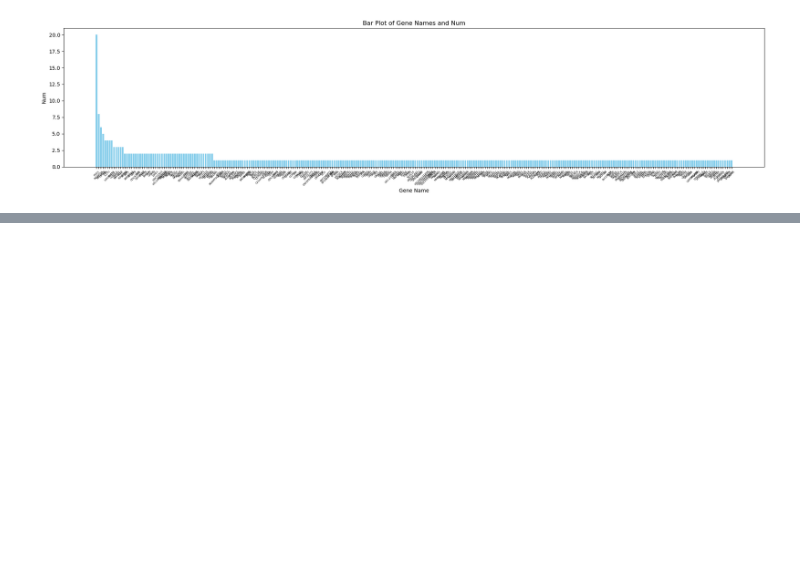
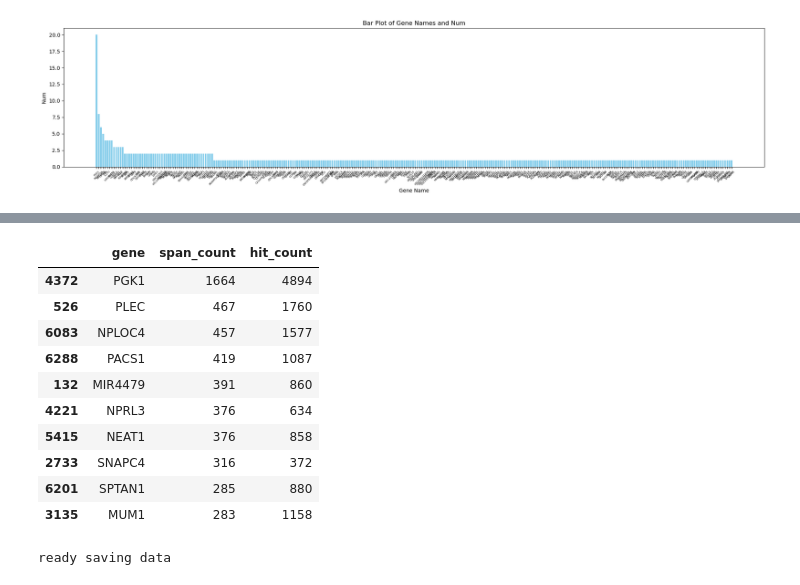
Before and after one commit to bciezah1/HIV_Insertion_Test, a Jupyter notebook: data_analysis_A1.ipynb, the cells around one changed output, grey strips where cells are left out. Cells and saved outputs as stored; diff of their text form; code cells hidden in the pictures; blank space fills up the shorter version.

```diff
--- a/data_analysis_A1.ipynb
+++ b/data_analysis_A1.ipynb
@@ -54,0 +55,2 @@ df.head()
+# %%
+list_of_uniq_genes = list(set(df['gene_name1'].tolist()))
@@ -54,0 +81,23 @@ df.head()
+# %%
+df_list_genes_counts = pd.DataFrame([list_of_uniq_genes,list_num_span,list_num_hit])
+df_list_genes_counts_t = df_list_genes_counts.transpose()
+df_list_genes_counts_t = df_list_genes_counts_t.rename(columns={0: 'gene',1:'span_count',2:'hit_count'})
+df_list_genes_counts_t_sorted = df_list_genes_counts_t.sort_values(by='span_count',ascending=False)
+df_list_genes_counts_t_sorted.head(10)
+# %% [output]
+|  | gene | span_count | hit_count |
+| 4372 | PGK1 | 1664 | 4894 |
+| 526 | PLEC | 467 | 1760 |
+| 6083 | NPLOC4 | 457 | 1577 |
+| 6288 | PACS1 | 419 | 1087 |
+| 132 | MIR4479 | 391 | 860 |
+| 4221 | NPRL3 | 376 | 634 |
+| 5415 | NEAT1 | 376 | 858 |
+| 2733 | SNAPC4 | 316 | 372 |
+| 6201 | SPTAN1 | 285 | 880 |
+| 3135 | MUM1 | 283 | 1158 |
+# %%
+df_list_genes_counts_t_sorted.to_csv('./data/a1_table_ranked_by_most_freq_using60ENCONDES.csv',sep='\t',index=None)
+print('ready saving data')
+# %% [output]
+ready saving data
```
Also changed, not shown: parts of 5 cells of this notebook, 16 other files.
